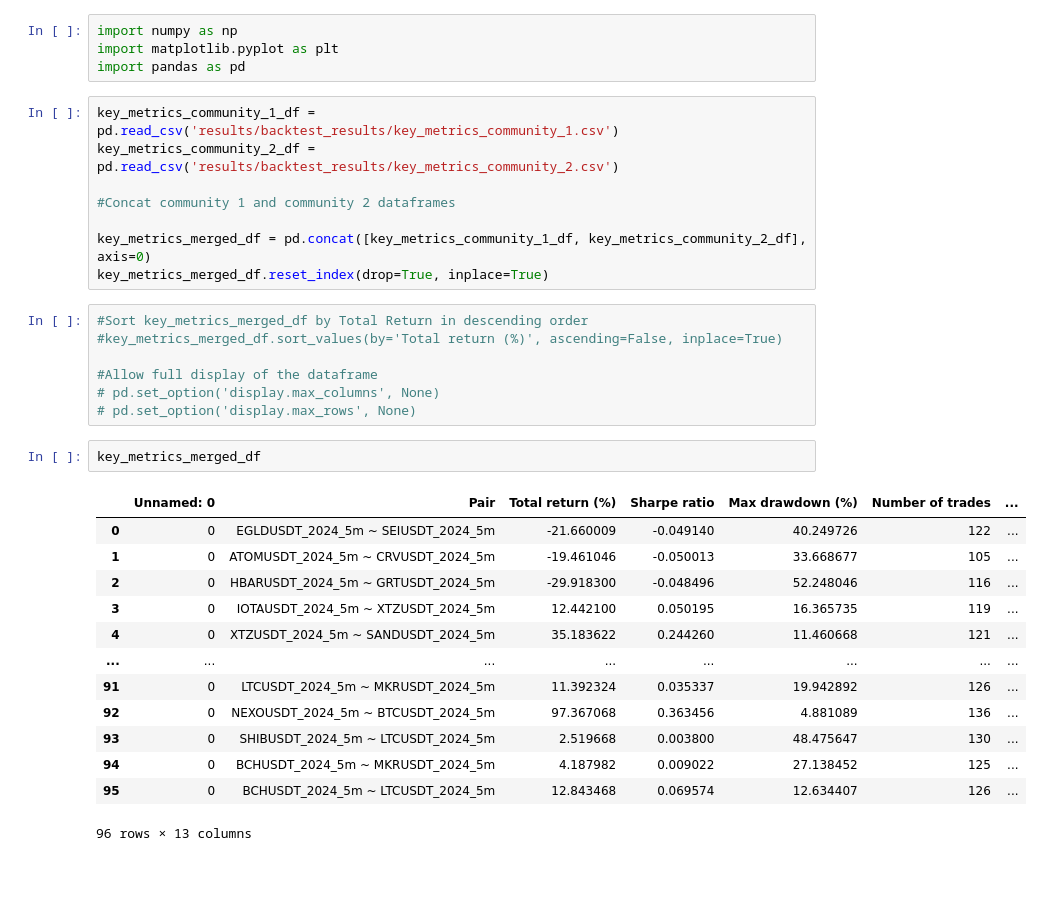
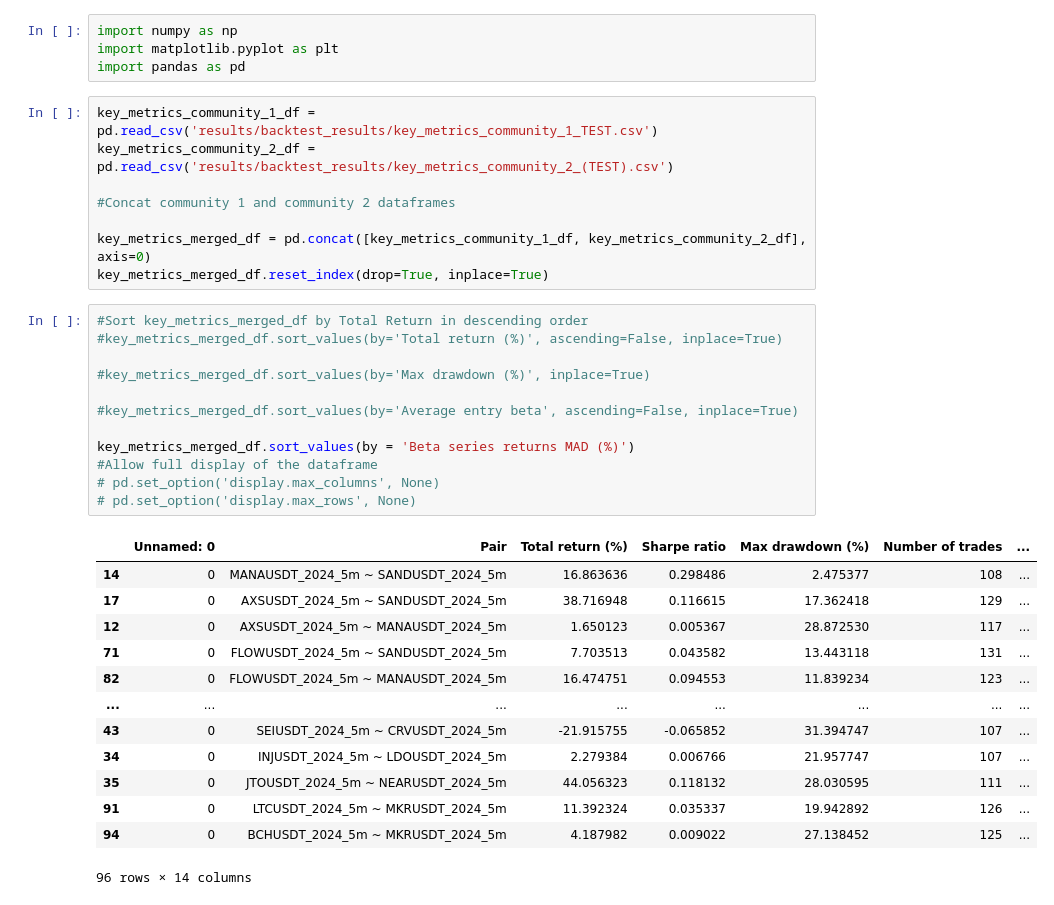
Before and after one commit to alexandrosdp/PairsTrading, a Jupyter notebook: community_pairs_analysis.ipynb, the cells around one changed output. Saved outputs shown, nothing was run; the diff lists cells and outputs as text; blank space fills up the shorter version.

```diff
--- a/community_pairs_analysis.ipynb
+++ b/community_pairs_analysis.ipynb
@@ -3,8 +3,8 @@ import numpy as np
 import matplotlib.pyplot as plt
 import pandas as pd
 # %%
-key_metrics_community_1_df = pd.read_csv('results/backtest_results/key_metrics_community_1.csv')
-key_metrics_community_2_df = pd.read_csv('results/backtest_results/key_metrics_community_2.csv')
+key_metrics_community_1_df = pd.read_csv('results/backtest_results/key_metrics_community_1_TEST.csv')
+key_metrics_community_2_df = pd.read_csv('results/backtest_results/key_metrics_community_2_(TEST).csv')
 
 #Concat community 1 and community 2 dataframes
 
@@ -13,23 +13,26 @@ key_metrics_merged_df.reset_index(drop=True, inplace=True)
 # %%
 #Sort key_metrics_merged_df by Total Return in descending order
 #key_metrics_merged_df.sort_values(by='Total return (%)', ascending=False, inplace=True)
 
+#key_metrics_merged_df.sort_values(by='Max drawdown (%)', inplace=True)
+
+#key_metrics_merged_df.sort_values(by='Average entry beta', ascending=False, inplace=True)
+
+key_metrics_merged_df.sort_values(by = 'Beta series returns MAD (%)')
 #Allow full display of the dataframe
 # pd.set_option('display.max_columns', None)
 # pd.set_option('display.max_rows', None)
+# %% [output]
+|  | Unnamed: 0 | Pair | Total return (%) | Sharpe ratio | Max drawdown (%) | Number of trades | ... |
+| 14 | 0 | MANAUSDT_2024_5m ~ SANDUSDT_2024_5m | 16.863636 | 0.298486 | 2.475377 | 108 | ... |
+| 17 | 0 | AXSUSDT_2024_5m ~ SANDUSDT_2024_5m | 38.716948 | 0.116615 | 17.362418 | 129 | ... |
+| 12 | 0 | AXSUSDT_2024_5m ~ MANAUSDT_2024_5m | 1.650123 | 0.005367 | 28.872530 | 117 | ... |
+| 71 | 0 | FLOWUSDT_2024_5m ~ SANDUSDT_2024_5m | 7.703513 | 0.043582 | 13.443118 | 131 | ... |
+| 82 | 0 | FLOWUSDT_2024_5m ~ MANAUSDT_2024_5m | 16.474751 | 0.094553 | 11.839234 | 123 | ... |
+| ... | ... | ... | ... | ... | ... | ... | ... |
+| 43 | 0 | SEIUSDT_2024_5m ~ CRVUSDT_2024_5m | -21.915755 | -0.065852 | 31.394747 | 107 | ... |
+| 34 | 0 | INJUSDT_2024_5m ~ LDOUSDT_2024_5m | 2.279384 | 0.006766 | 21.957747 | 107 | ... |
+| 35 | 0 | JTOUSDT_2024_5m ~ NEARUSDT_2024_5m | 44.056323 | 0.118132 | 28.030595 | 111 | ... |
+| 91 | 0 | LTCUSDT_2024_5m ~ MKRUSDT_2024_5m | 11.392324 | 0.035337 | 19.942892 | 126 | ... |
+| 94 | 0 | BCHUSDT_2024_5m ~ MKRUSDT_2024_5m | 4.187982 | 0.009022 | 27.138452 | 125 | ... |
+96 rows × 14 columns
-# %%
-key_metrics_merged_df
-# %% [output]
-|  | Unnamed: 0 | Pair | Total return (%) | Sharpe ratio | Max drawdown (%) | Number of trades | ... |
-| 0 | 0 | EGLDUSDT_2024_5m ~ SEIUSDT_2024_5m | -21.660009 | -0.049140 | 40.249726 | 122 | ... |
-| 1 | 0 | ATOMUSDT_2024_5m ~ CRVUSDT_2024_5m | -19.461046 | -0.050013 | 33.668677 | 105 | ... |
-| 2 | 0 | HBARUSDT_2024_5m ~ GRTUSDT_2024_5m | -29.918300 | -0.048496 | 52.248046 | 116 | ... |
-| 3 | 0 | IOTAUSDT_2024_5m ~ XTZUSDT_2024_5m | 12.442100 | 0.050195 | 16.365735 | 119 | ... |
-| 4 | 0 | XTZUSDT_2024_5m ~ SANDUSDT_2024_5m | 35.183622 | 0.244260 | 11.460668 | 121 | ... |
-| ... | ... | ... | ... | ... | ... | ... | ... |
-| 91 | 0 | LTCUSDT_2024_5m ~ MKRUSDT_2024_5m | 11.392324 | 0.035337 | 19.942892 | 126 | ... |
-| 92 | 0 | NEXOUSDT_2024_5m ~ BTCUSDT_2024_5m | 97.367068 | 0.363456 | 4.881089 | 136 | ... |
-| 93 | 0 | SHIBUSDT_2024_5m ~ LTCUSDT_2024_5m | 2.519668 | 0.003800 | 48.475647 | 130 | ... |
-| 94 | 0 | BCHUSDT_2024_5m ~ MKRUSDT_2024_5m | 4.187982 | 0.009022 | 27.138452 | 125 | ... |
-| 95 | 0 | BCHUSDT_2024_5m ~ LTCUSDT_2024_5m | 12.843468 | 0.069574 | 12.634407 | 126 | ... |
-96 rows × 13 columns
```
Also changed, not shown: parts of 13 cells of this notebook, 24 other files.
